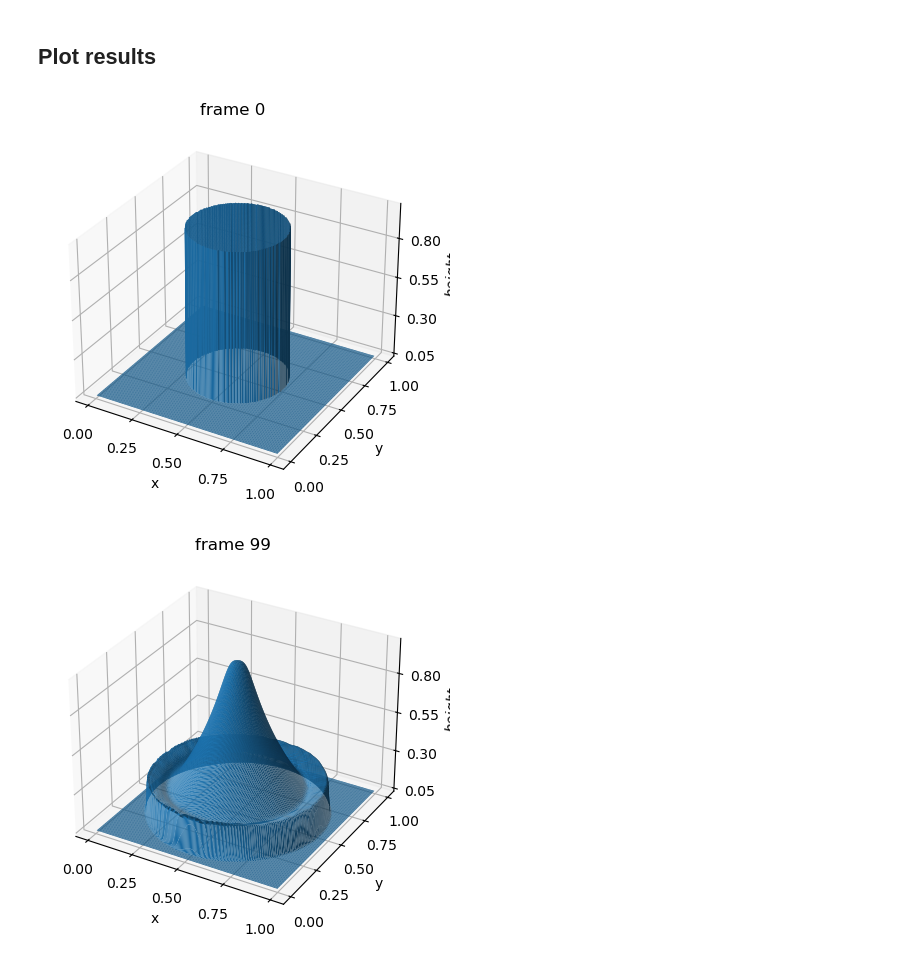
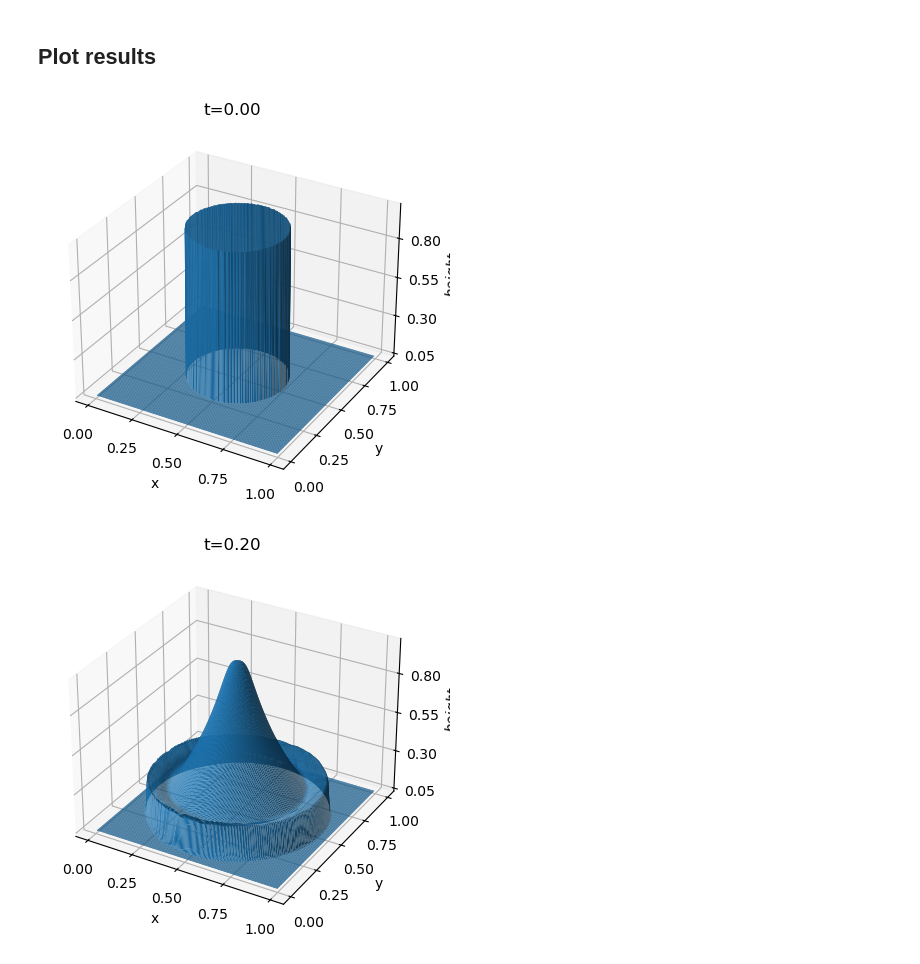
Before and after one commit to SvoONs/higher_order_CWENO_boundary_treatment, a Jupyter notebook: examples/shallow_water_radial.ipynb, the cells around one changed output. Cells and saved outputs as stored; diff of their text form; code cells hidden in the pictures.

```diff
--- a/examples/shallow_water_radial.ipynb
+++ b/examples/shallow_water_radial.ipynb
@@ -239,21 +239,21 @@ import matplotlib.pyplot as plt
 # %%
 tt = np.arange(0,T+0.01,0.2)
 frames = []
 for t in tt:
     frames.append((np.abs(times - t)).argmin())
 min_height = np.amin([sol[frame][0,:,:] for frame in frames])
-for frame in frames:
+for idx, frame in enumerate(frames):
     fig = plt.figure()
     ax = fig.add_subplot(111, projection='3d')
     ax.xaxis.set_ticks(np.arange(0,1.1,0.25))
     ax.yaxis.set_ticks(np.arange(0,1.1,0.25))
     ax.zaxis.set_ticks(np.arange(height_bottom,height_top+0.1,0.25))
     ax.set_xlabel(r'x')
     ax.set_ylabel(r'y')
     ax.set_zlabel(r'$height$')
     ax.set_zlim(min_height,height_top)
-    ax.set_title(f'frame {frame}')
+    ax.set_title(f't={tt[idx]:.2f}')
     ax.plot_surface(X=gridx,Y=gridy,Z=sol[frame][0,:,:],rstride=1,cstride=1, antialiased=True)
 # %% [output]
-[figure, old version]
+[figure, new version]
-[figure, old version]
+[figure, new version]
```
Also changed, not shown: parts of 2 cells of this notebook, 1 other file.
